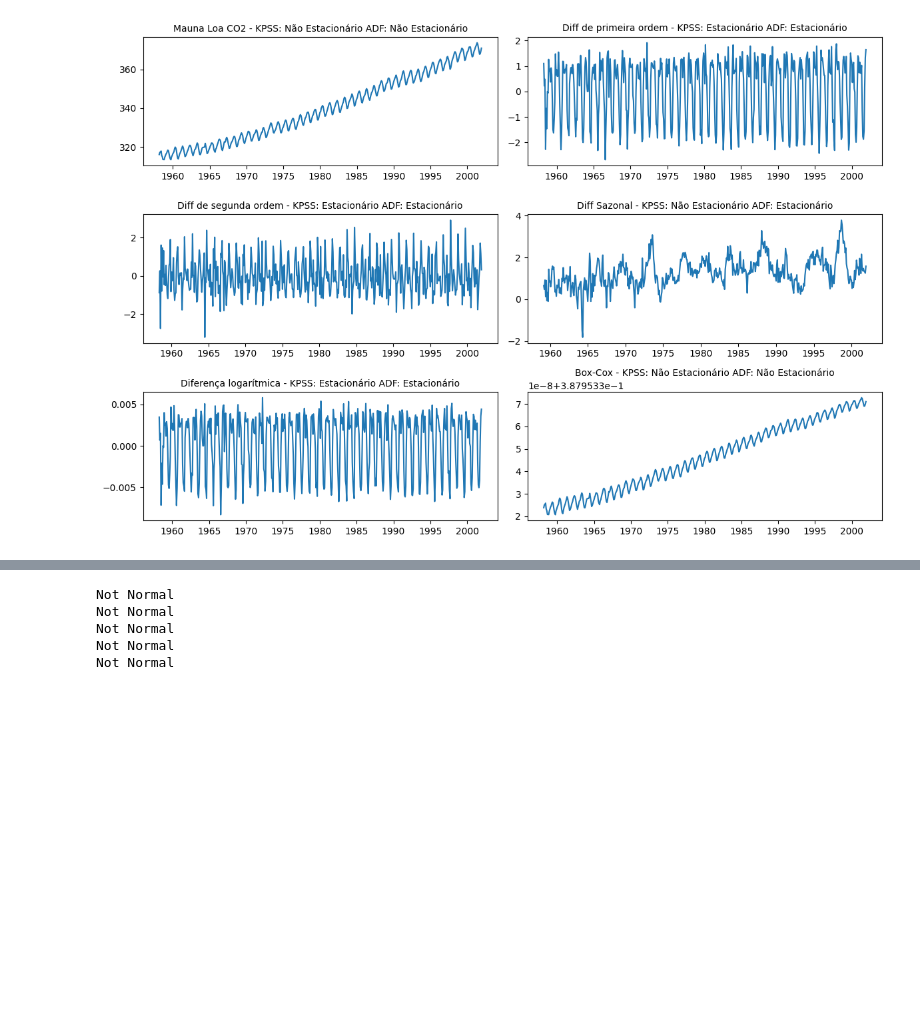
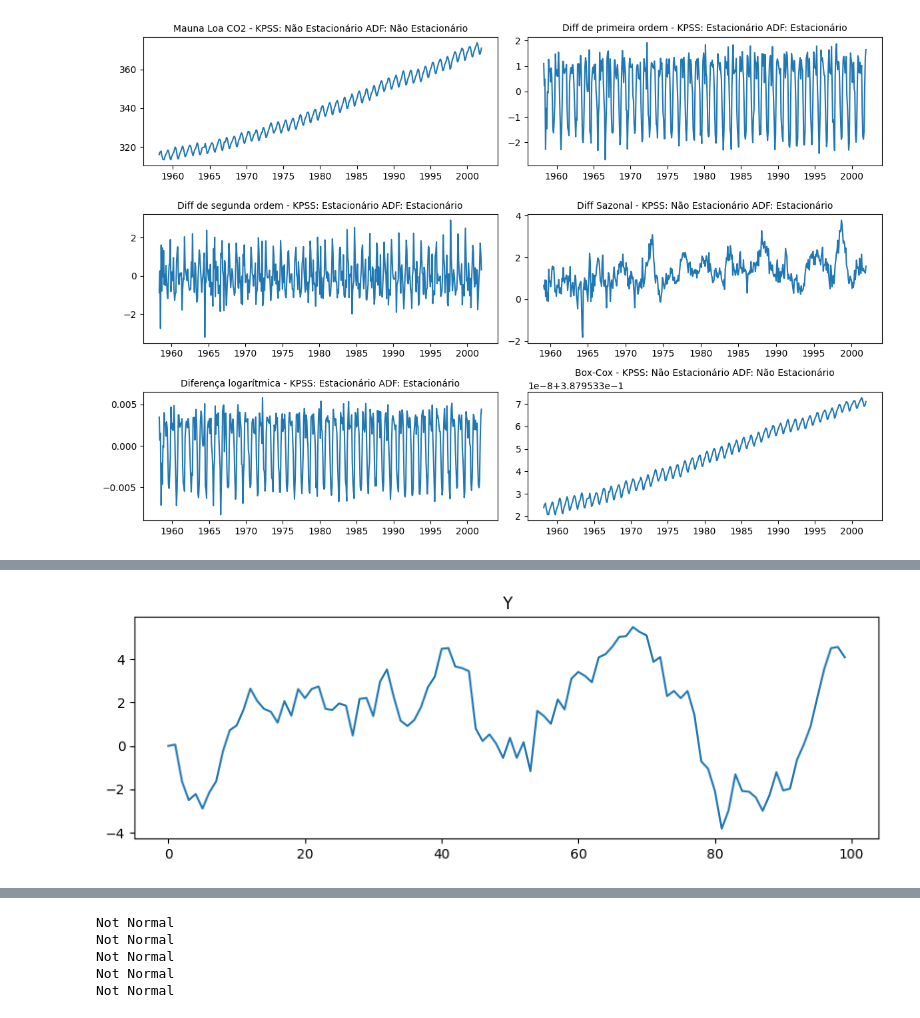
Before and after one commit to danielrferreira/classes, a Jupyter notebook: ASN/Séries Temporais/preparacao/Aula 4.ipynb, the cells around one changed output, grey strips where cells are left out. Drawn from its saved outputs; the diff is of its cells as text; code cells hidden in the pictures; blank space fills up the shorter version.

```diff
--- a/ASN/Séries Temporais/preparacao/Aula 4.ipynb
+++ b/ASN/Séries Temporais/preparacao/Aula 4.ipynb
@@ -282,0 +304,13 @@ Quando você decide tirar a tendência dos dados você está removendo um elemen
+# %%
+# Gerando uma série AR(1)
+erro = np.random.normal(0, 1, 100)
+Y = np.zeros(100)
+for t in range(1, 100):
+    Y[t] = 0.98 * Y[t-1] + erro[t]
+Y = pd.Series(Y)
+Y.to_csv('AR1.csv', index=False)
+plt.plot(Y)
+plt.title('Y')
+plt.show()
+# %% [output]
+[figure, added]
```
Also changed, not shown: parts of 16 cells of this notebook, 1 other file.
